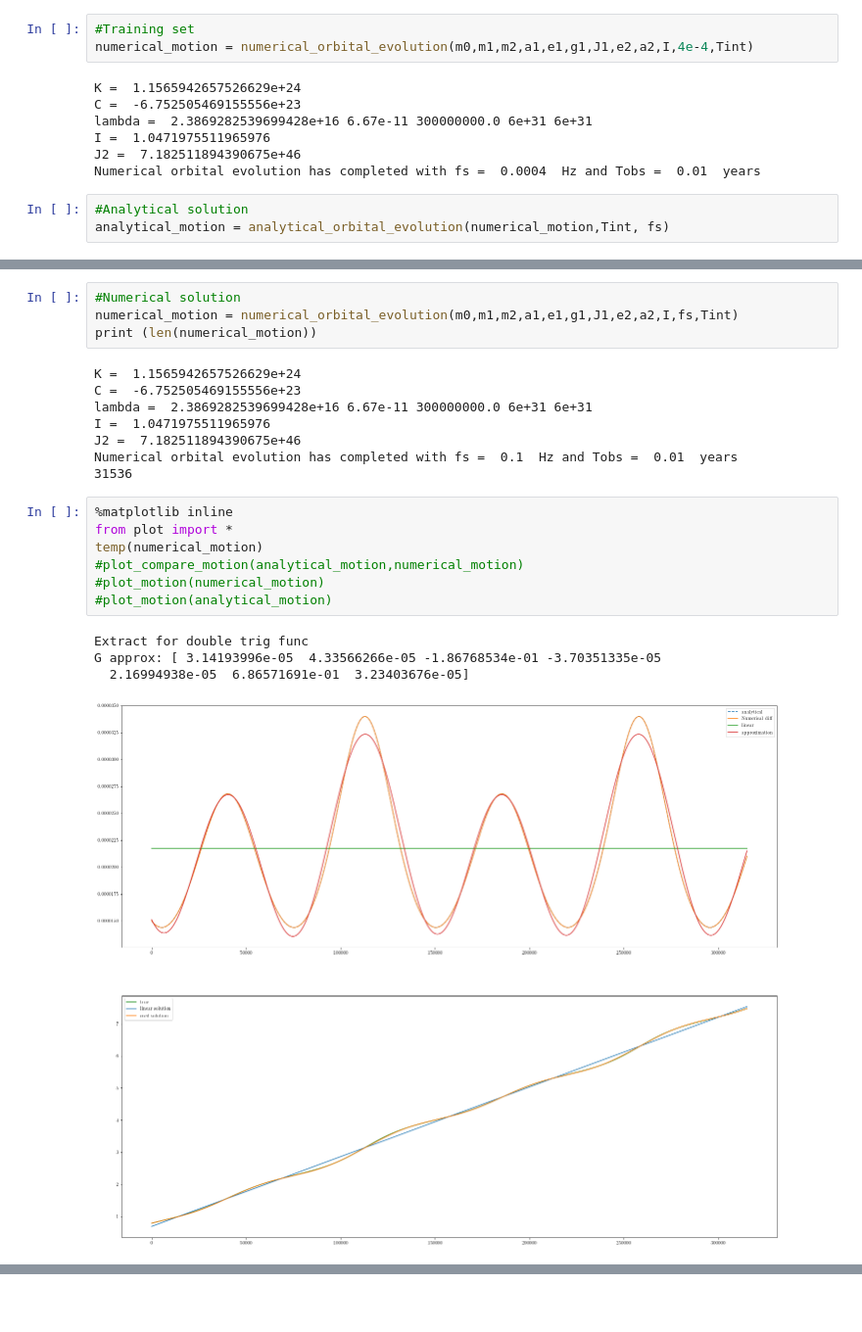
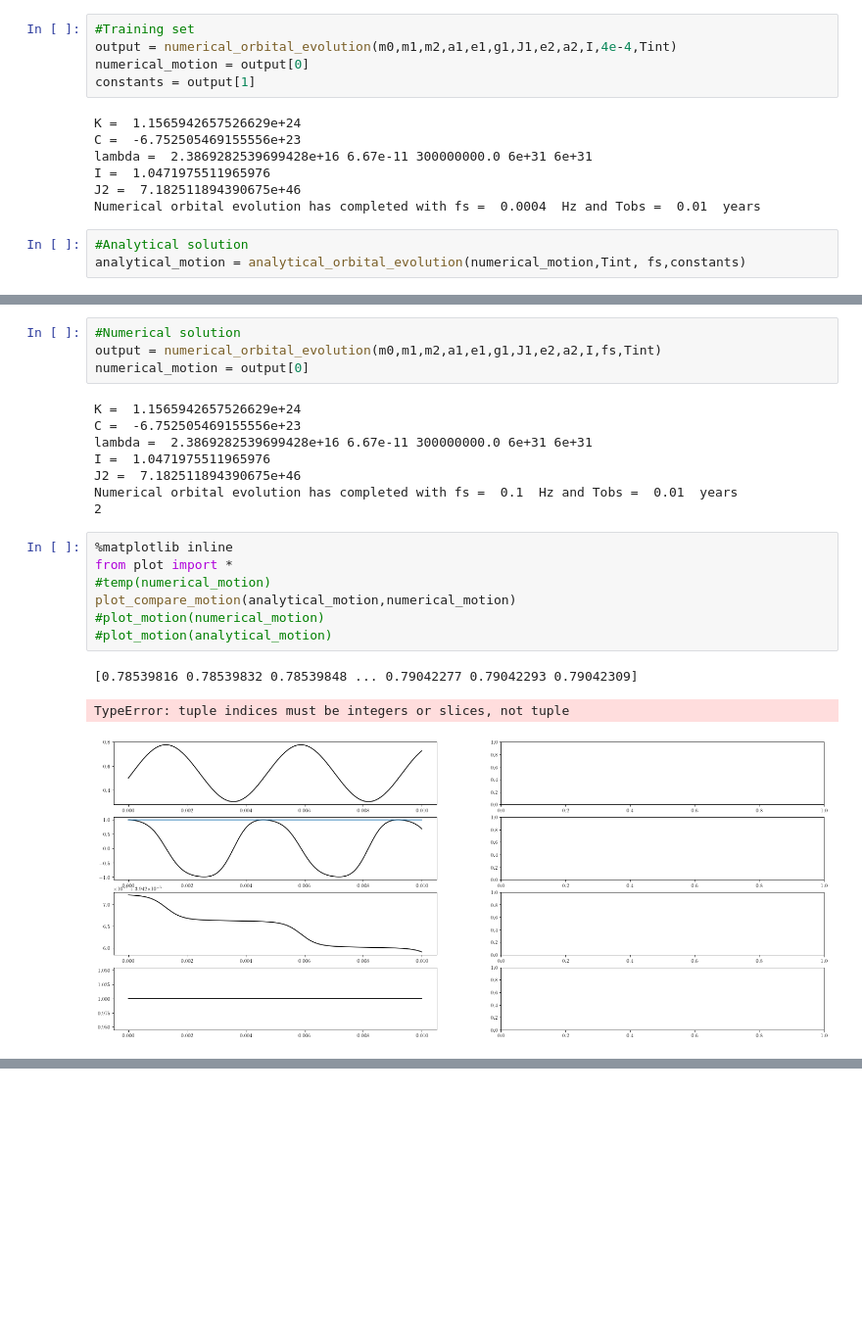
Before and after one commit to tomkimpson/Hierarchical-Triples, a Jupyter notebook: Jupyter/Code/Revised/Randal.ipynb, the cells around one changed output, grey strips where cells are left out. Shown at 98% size. Cells and saved outputs as stored; diff of their text form; blank space fills up the shorter version.

```diff
--- a/Jupyter/Code/Revised/Randal.ipynb
+++ b/Jupyter/Code/Revised/Randal.ipynb
@@ -47,7 +47,9 @@ Total number of integration steps is  31536.0
 Frequency range is:  3.1709791983764586e-06  -  0.05  Hz
 # %%
 #Training set
-numerical_motion = numerical_orbital_evolution(m0,m1,m2,a1,e1,g1,J1,e2,a2,I,4e-4,Tint)
+output = numerical_orbital_evolution(m0,m1,m2,a1,e1,g1,J1,e2,a2,I,4e-4,Tint)
+numerical_motion = output[0]
+constants = output[1]
 # %% [output]
 K =  1.1565942657526629e+24
 C =  -6.752505469155556e+23
@@ -57,5 +59,5 @@ J2 =  7.182511894390675e+46
 Numerical orbital evolution has completed with fs =  0.0004  Hz and Tobs =  0.01  years
 # %%
 #Analytical solution
-analytical_motion = analytical_orbital_evolution(numerical_motion,Tint, fs)
+analytical_motion = analytical_orbital_evolution(numerical_motion,Tint, fs,constants)
 # %% [output]
@@ -64,7 +82,7 @@ Analytical orbital evolution has completed with fs =  0.1  Hz and Tobs =  0.01
 # %%
 #Numerical solution
-numerical_motion = numerical_orbital_evolution(m0,m1,m2,a1,e1,g1,J1,e2,a2,I,fs,Tint)
-print (len(numerical_motion))
+output = numerical_orbital_evolution(m0,m1,m2,a1,e1,g1,J1,e2,a2,I,fs,Tint)
+numerical_motion = output[0]
 # %% [output]
 K =  1.1565942657526629e+24
 C =  -6.752505469155556e+23
@@ -72,19 +90,18 @@ lambda =  2.3869282539699428e+16 6.67e-11 300000000.0 6e+31 6e+31
 I =  1.0471975511965976
 J2 =  7.182511894390675e+46
 Numerical orbital evolution has completed with fs =  0.1  Hz and Tobs =  0.01  years
-31536
+2
 # %%
 %matplotlib inline
 from plot import *
-temp(numerical_motion)
-#plot_compare_motion(analytical_motion,numerical_motion)
+#temp(numerical_motion)
+plot_compare_motion(analytical_motion,numerical_motion)
 #plot_motion(numerical_motion)
 #plot_motion(analytical_motion)
 # %% [output]
-Extract for double trig func
-G approx: [ 3.14193996e-05  4.33566266e-05 -1.86768534e-01 -3.70351335e-05
-  2.16994938e-05  6.86571691e-01  3.23403676e-05]
+[0.78539816 0.78539832 0.78539848 ... 0.79042277 0.79042293 0.79042309]
+TypeError: tuple indices must be integers or slices, not tuple
-[figure, old version]
+[figure, new version]
 # %%
 import GravRadiation as GR
 constants = np.array([m0+m1, nmodes,iota,m0*m1/(m0+m1),D])
```
Also changed, not shown: parts of 3 cells of this notebook, 2 other files.
